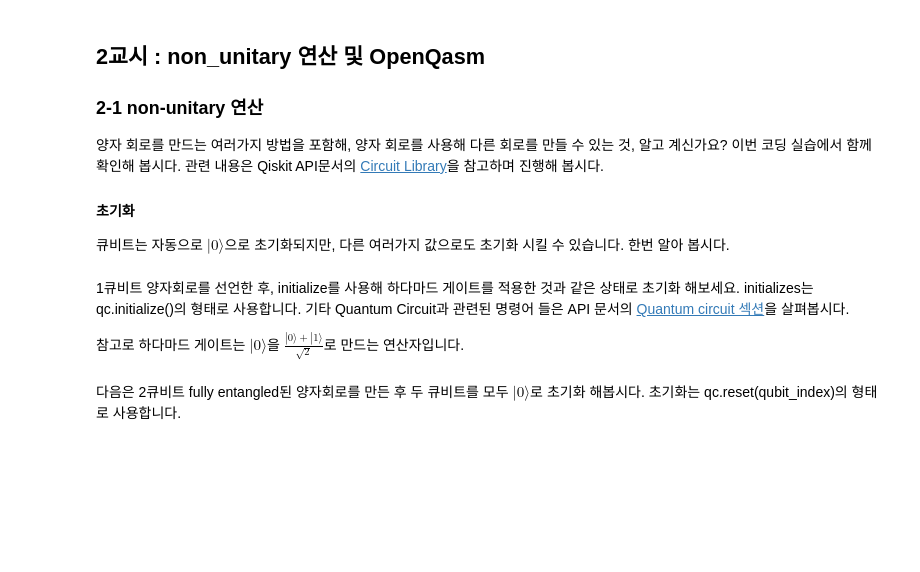
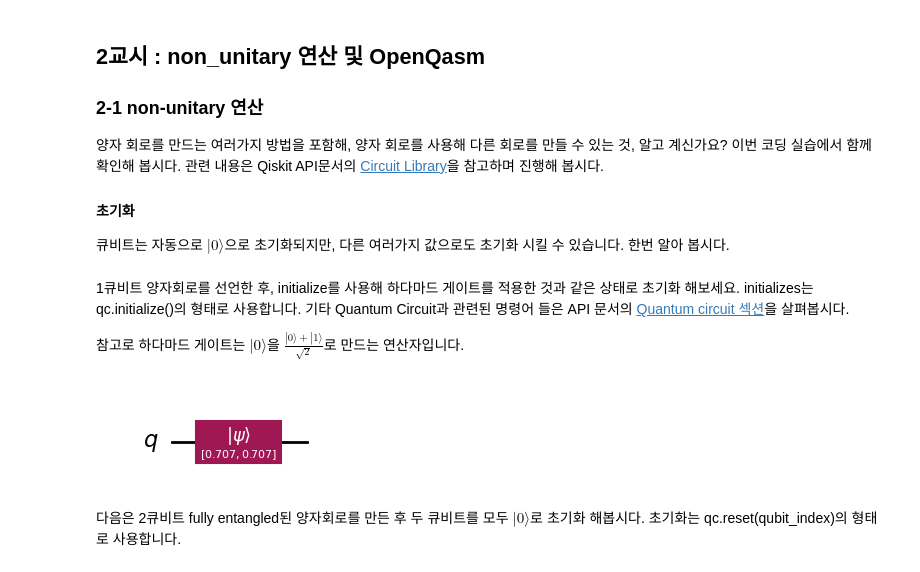
Before and after one commit to KimHaejoong1/busan-quantum-developer-program, a Jupyter notebook: korean-community-resources/코딩실습 2.ipynb, the cells around one changed output. Drawn from its saved outputs; the diff is of its cells as text; code cells hidden in the pictures; blank space fills up the shorter version.

```diff
--- a/korean-community-resources/코딩실습 2.ipynb
+++ b/korean-community-resources/코딩실습 2.ipynb
@@ -24,10 +24,12 @@ import numpy as np
 
 참고로 하다마드 게이트는 $|0\rangle$을 $\frac{|0\rangle + |1\rangle}{\sqrt{2}}$로 만드는 연산자입니다.
 # %%
-init_state = [,]
+init_state = [1/np.sqrt(2),1/np.sqrt(2)]
 qc = QuantumCircuit(1)
 qc.initialize(init_state, 0)
 qc.draw('mpl')
+# %% [output]
+[figure, added]
 # %% [markdown]
 다음은 2큐비트 fully entangled된 양자회로를 만든 후 두 큐비트를 모두 $|0\rangle$로 초기화 해봅시다. 초기화는 qc.reset(qubit_index)의 형태로 사용합니다.
 # %%
```
Also changed, not shown: parts of 33 cells of this notebook, 1 other file.
